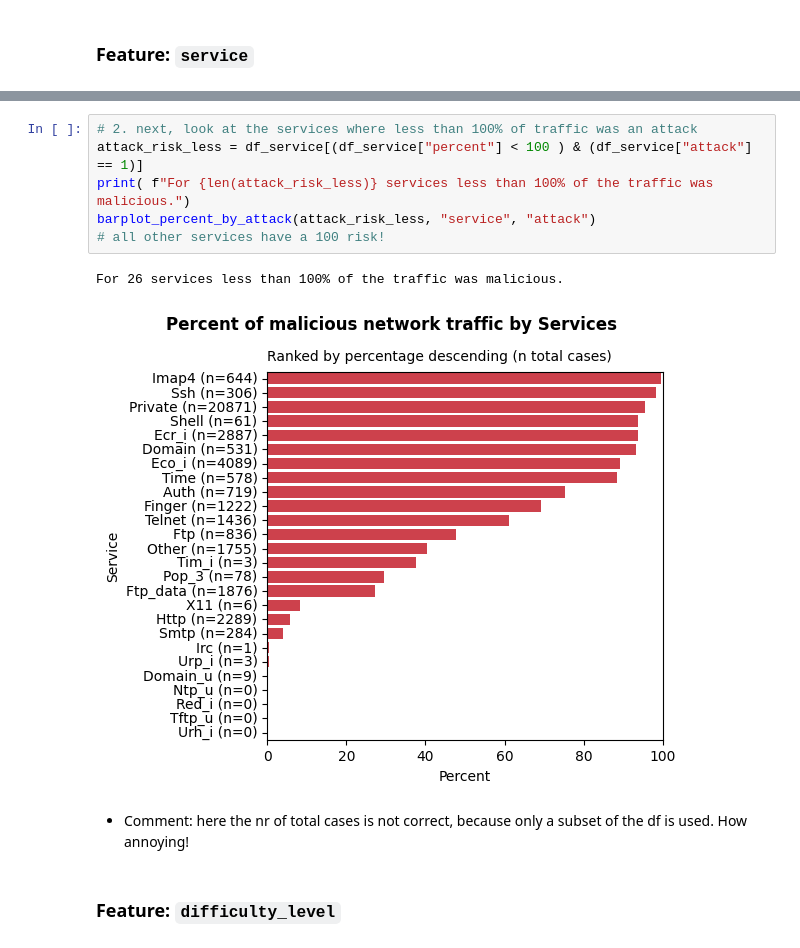
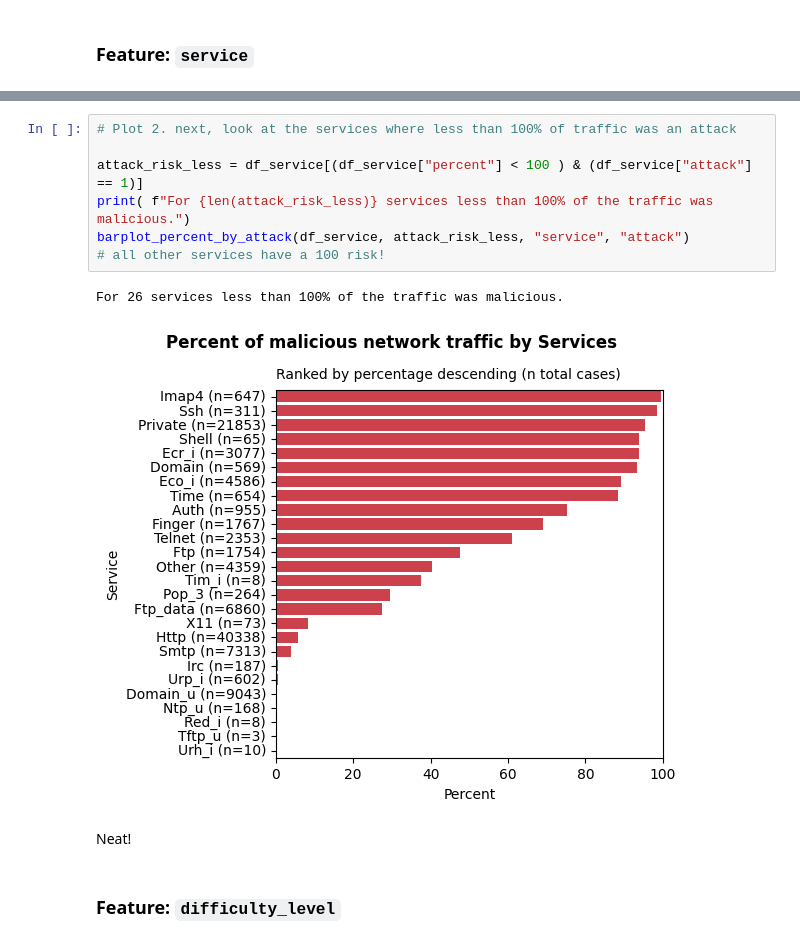
Before and after one commit to A-Lachs/cs-intrusion-detection-system, a Jupyter notebook: eda/eda.ipynb, the cells around one changed output, grey strips where cells are left out. Drawn from its saved outputs; the diff is of its cells as text.

Commit message:
used improved barplot_percent_by_attack function to create subplots of service feature

```diff
--- a/eda/eda.ipynb
+++ b/eda/eda.ipynb
@@ -1030,14 +1050,15 @@ For 44 services 100% of the traffic was malicious.
 # %%
-# 2. next, look at the services where less than 100% of traffic was an attack
+# Plot 2. next, look at the services where less than 100% of traffic was an attack
+
 attack_risk_less = df_service[(df_service["percent"] < 100 ) & (df_service["attack"] == 1)]
 print( f"For {len(attack_risk_less)} services less than 100% of the traffic was malicious.")
-barplot_percent_by_attack(attack_risk_less, "service", "attack")
+barplot_percent_by_attack(df_service, attack_risk_less, "service", "attack")
 # all other services have a 100 risk!
 # %% [output]
 For 26 services less than 100% of the traffic was malicious.
-[figure, old version]
+[figure, new version]
 # %% [markdown]
-- Comment: here the nr of total cases is not correct, because only a subset of the df is used. How annoying!
+Neat!
 # %% [markdown]
 ### Feature: `difficulty_level`
 # %%
```
Also changed, not shown: parts of 16 cells of this notebook.
